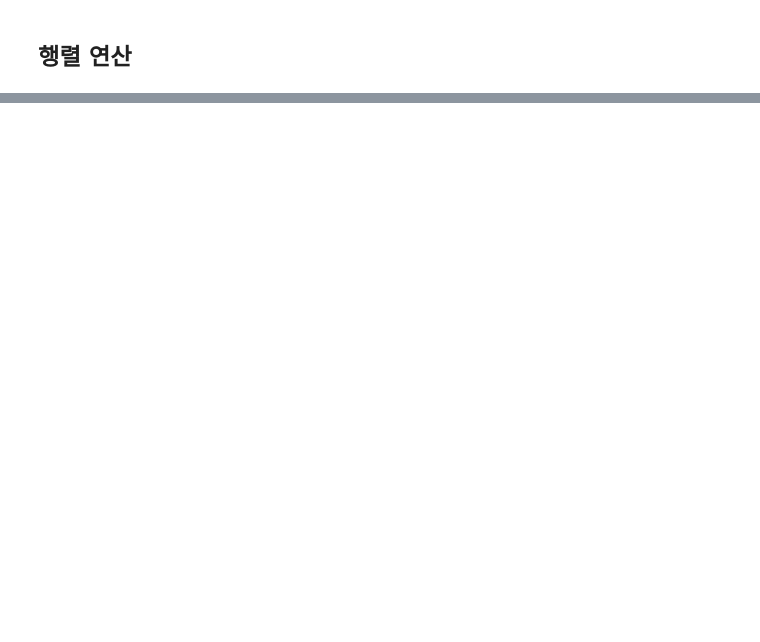
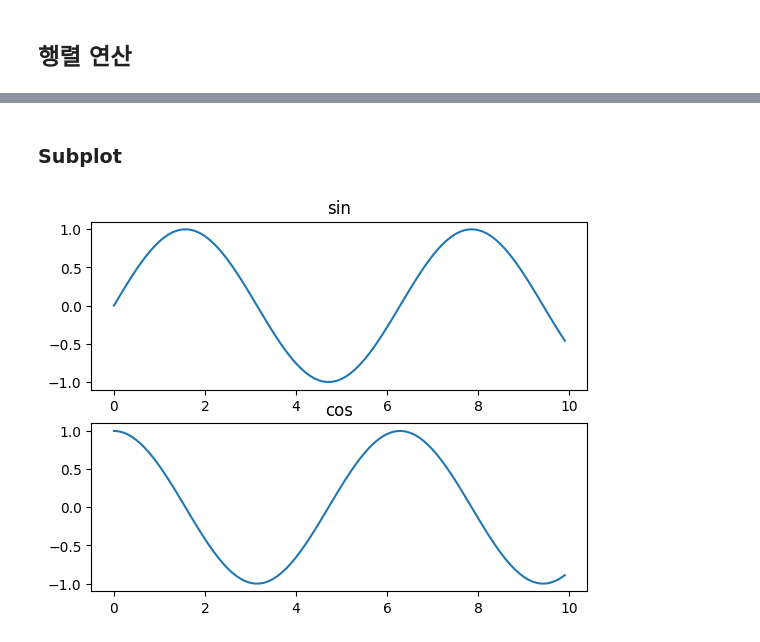
Before and after one commit to yo0nseo/2026.LA, a Jupyter notebook: 실습zero.ipynb, the cells around one changed output, grey strips where cells are left out. Drawn from its saved outputs; the diff is of its cells as text; code cells hidden in the pictures; blank space fills up the shorter version.

```diff
--- a/실습zero.ipynb
+++ b/실습zero.ipynb
@@ -131,0 +455,14 @@ Shape: (2, 2)
+# %% [markdown]
+### Subplot
+# %%
+plt.subplot(2,1,1)
+plt.plot(x,y_sin)
+plt.title('sin')
+
+plt.subplot(2,1,2)
+plt.plot(x,y_cos)
+plt.title('cos')
+
+plt.show()
+# %% [output]
+[figure, added]
```
Also changed, not shown: parts of 44 cells of this notebook.
